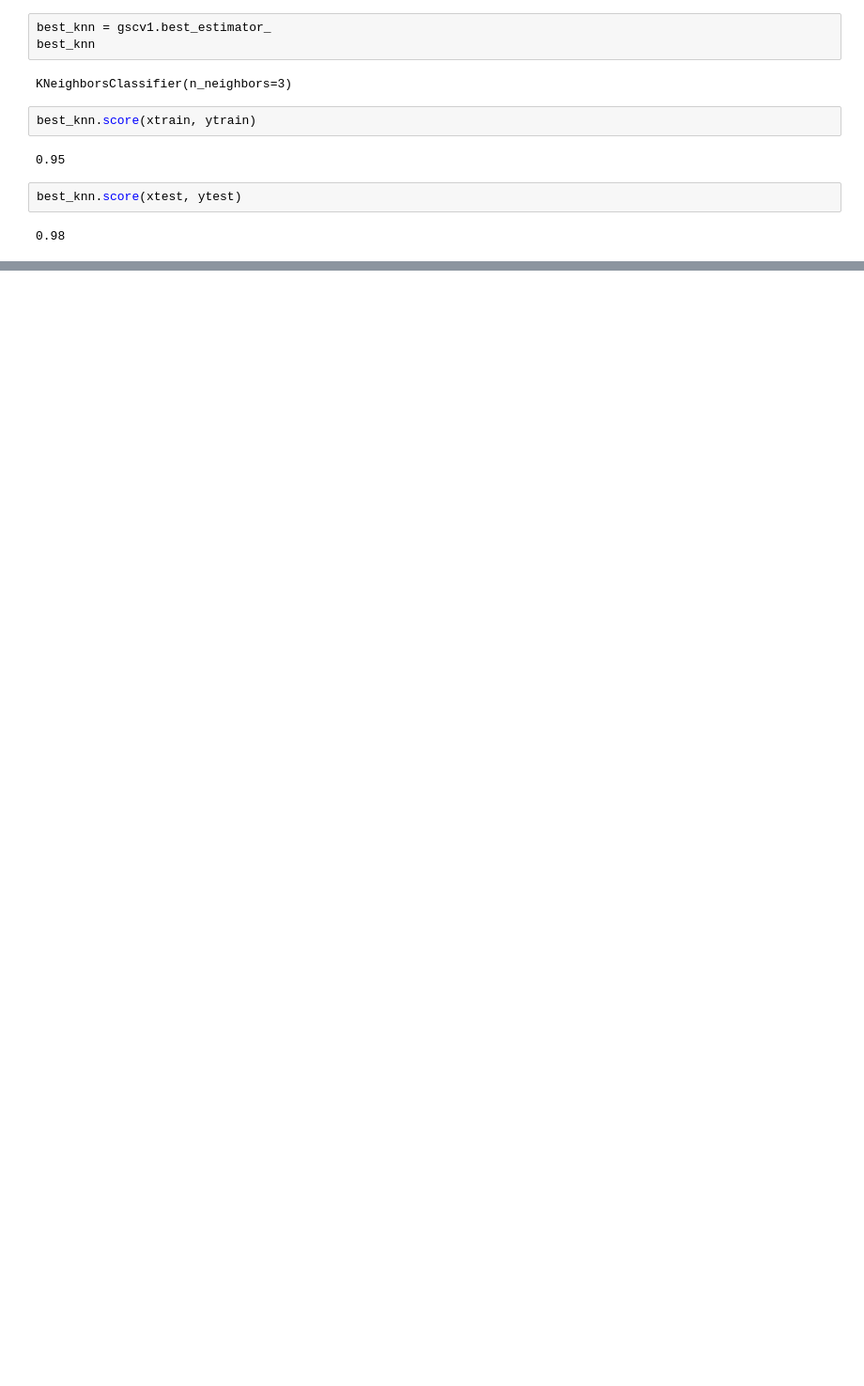
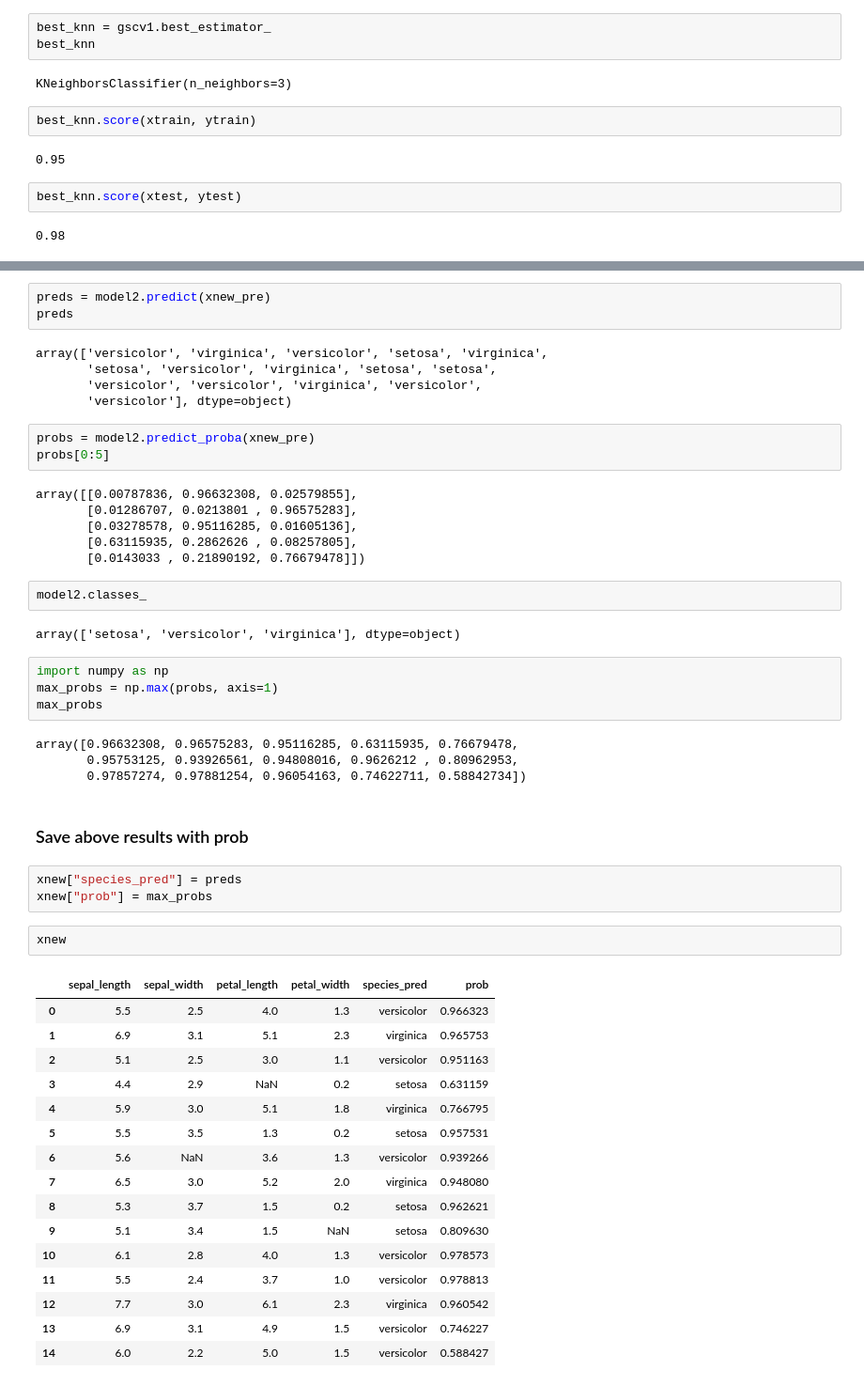
Before and after one commit to utkarshg1/ML_Wakad_6_8pm_30th_Apr, a Jupyter notebook: KNN and SVM/KNN.ipynb, the cells around one changed output, grey strips where cells are left out. Shown: that part at 94% size. Saved outputs shown, nothing was run; the diff lists cells and outputs as text; blank space fills up the shorter version.

```diff
--- a/KNN and SVM/KNN.ipynb
+++ b/KNN and SVM/KNN.ipynb
@@ -208,0 +321,53 @@ best_knn.score(xtest, ytest)
+# %%
+preds = model2.predict(xnew_pre)
+preds
+# %% [output]
+array(['versicolor', 'virginica', 'versicolor', 'setosa', 'virginica',
+       'setosa', 'versicolor', 'virginica', 'setosa', 'setosa',
+       'versicolor', 'versicolor', 'virginica', 'versicolor',
+       'versicolor'], dtype=object)
+# %%
+probs = model2.predict_proba(xnew_pre)
+probs[0:5]
+# %% [output]
+array([[0.00787836, 0.96632308, 0.02579855],
+       [0.01286707, 0.0213801 , 0.96575283],
+       [0.03278578, 0.95116285, 0.01605136],
+       [0.63115935, 0.2862626 , 0.08257805],
+       [0.0143033 , 0.21890192, 0.76679478]])
+# %%
+model2.classes_
+# %% [output]
+array(['setosa', 'versicolor', 'virginica'], dtype=object)
+# %%
+import numpy as np
+max_probs = np.max(probs, axis=1)
+max_probs
+# %% [output]
+array([0.96632308, 0.96575283, 0.95116285, 0.63115935, 0.76679478,
+       0.95753125, 0.93926561, 0.94808016, 0.9626212 , 0.80962953,
+       0.97857274, 0.97881254, 0.96054163, 0.74622711, 0.58842734])
+# %% [markdown]
+### Save above results with prob
+# %%
+xnew["species_pred"] = preds
+xnew["prob"] = max_probs
+# %%
+xnew
+# %% [output]
+|  | sepal_length | sepal_width | petal_length | petal_width | species_pred | prob |
+| 0 | 5.5 | 2.5 | 4.0 | 1.3 | versicolor | 0.966323 |
+| 1 | 6.9 | 3.1 | 5.1 | 2.3 | virginica | 0.965753 |
+| 2 | 5.1 | 2.5 | 3.0 | 1.1 | versicolor | 0.951163 |
+| 3 | 4.4 | 2.9 | NaN | 0.2 | setosa | 0.631159 |
+| 4 | 5.9 | 3.0 | 5.1 | 1.8 | virginica | 0.766795 |
+| 5 | 5.5 | 3.5 | 1.3 | 0.2 | setosa | 0.957531 |
+| 6 | 5.6 | NaN | 3.6 | 1.3 | versicolor | 0.939266 |
+| 7 | 6.5 | 3.0 | 5.2 | 2.0 | virginica | 0.948080 |
+| 8 | 5.3 | 3.7 | 1.5 | 0.2 | setosa | 0.962621 |
+| 9 | 5.1 | 3.4 | 1.5 | NaN | setosa | 0.809630 |
+| 10 | 6.1 | 2.8 | 4.0 | 1.3 | versicolor | 0.978573 |
+| 11 | 5.5 | 2.4 | 3.7 | 1.0 | versicolor | 0.978813 |
+| 12 | 7.7 | 3.0 | 6.1 | 2.3 | virginica | 0.960542 |
+| 13 | 6.9 | 3.1 | 4.9 | 1.5 | versicolor | 0.746227 |
+| 14 | 6.0 | 2.2 | 5.0 | 1.5 | versicolor | 0.588427 |
```
Also changed, not shown: parts of 17 cells of this notebook.
